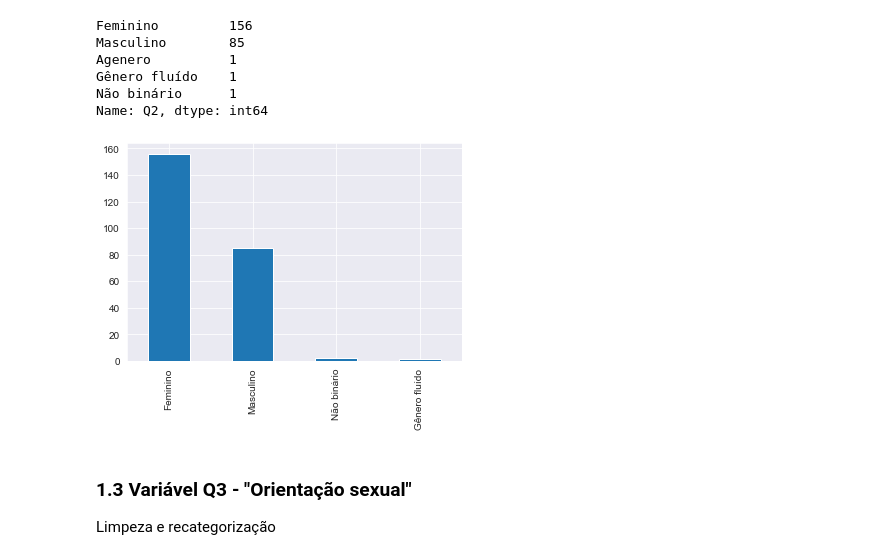
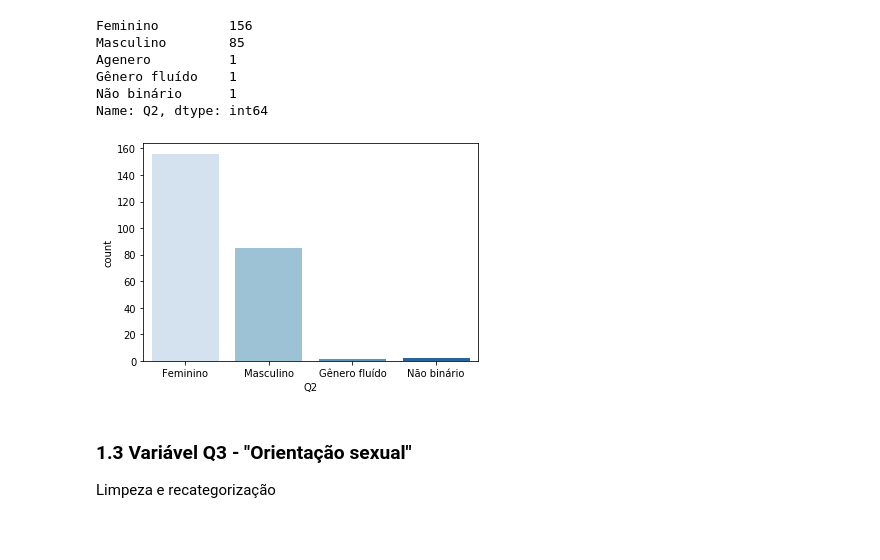
Before and after one commit to claytonrm/AnalisePreditivaSuicidio, a Jupyter notebook: AnalisePreditivaSuicidio.ipynb, the cells around one changed output. Cells and saved outputs as stored; diff of their text form; code cells hidden in the pictures; blank space fills up the shorter version.

Commit message:
Changing bar charts by countbar from seaborn.

```diff
--- a/AnalisePreditivaSuicidio.ipynb
+++ b/AnalisePreditivaSuicidio.ipynb
@@ -127,10 +130,10 @@ Name: Q2, dtype: int64
 # %%
 replace_values(df, 'Q2', ['agenero', 'não binário'], 'Não binário')
 # %%
-df.Q2.value_counts().plot.bar()
+sns.countplot(x='Q2', data=df, palette='Blues')
 plt.savefig('q2.png')
 # %% [output]
-[figure, old version]
+[figure, new version]
 # %% [markdown]
 ### 1.3 Variável Q3 - "Orientação sexual"
 Limpeza e recategorização
```
Also changed, not shown: parts of 36 cells of this notebook.
